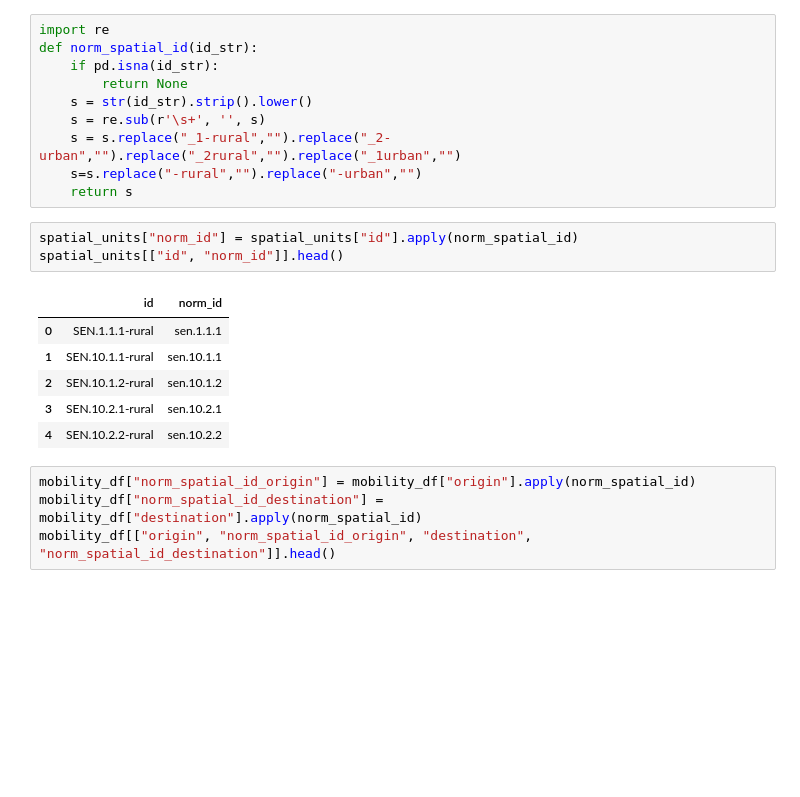
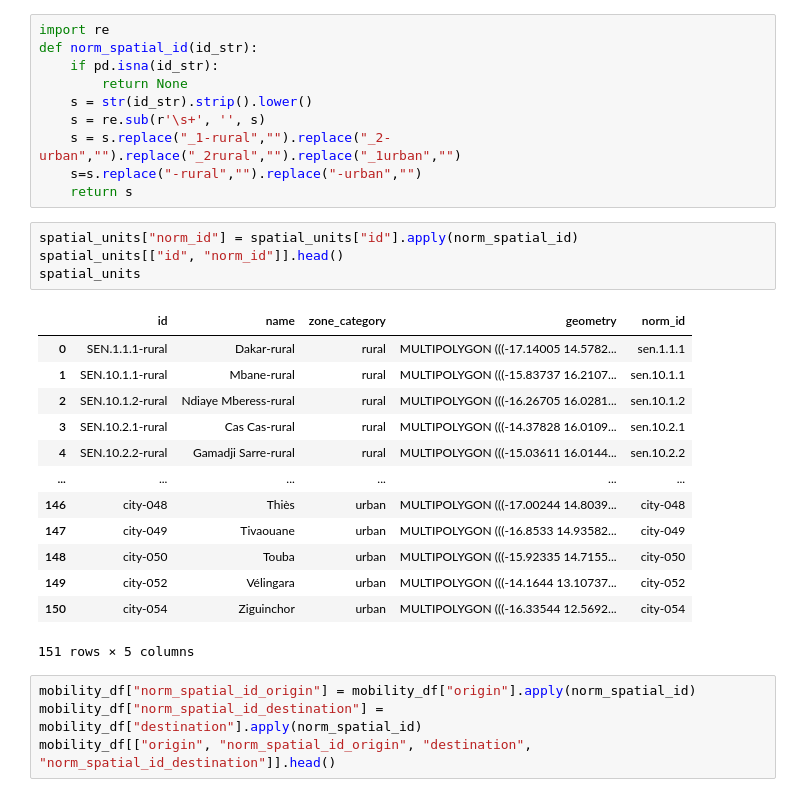
Before and after one commit to khizerzakir/dvcube, a Jupyter notebook: zarr_cube/test_cube.ipynb, the cells around one changed output. Drawn from its saved outputs; the diff is of its cells as text; blank space fills up the shorter version.

```diff
--- a/zarr_cube/test_cube.ipynb
+++ b/zarr_cube/test_cube.ipynb
@@ -340,13 +318,21 @@ def norm_spatial_id(id_str):
 # %%
 spatial_units["norm_id"] = spatial_units["id"].apply(norm_spatial_id)
 spatial_units[["id", "norm_id"]].head()
+spatial_units
 # %% [output]
-|  | id | norm_id |
-| 0 | SEN.1.1.1-rural | sen.1.1.1 |
-| 1 | SEN.10.1.1-rural | sen.10.1.1 |
-| 2 | SEN.10.1.2-rural | sen.10.1.2 |
-| 3 | SEN.10.2.1-rural | sen.10.2.1 |
-| 4 | SEN.10.2.2-rural | sen.10.2.2 |
+|  | id | name | zone_category | geometry | norm_id |
+| 0 | SEN.1.1.1-rural | Dakar-rural | rural | MULTIPOLYGON (((-17.14005 14.5782... | sen.1.1.1 |
+| 1 | SEN.10.1.1-rural | Mbane-rural | rural | MULTIPOLYGON (((-15.83737 16.2107... | sen.10.1.1 |
+| 2 | SEN.10.1.2-rural | Ndiaye Mberess-rural | rural | MULTIPOLYGON (((-16.26705 16.0281... | sen.10.1.2 |
+| 3 | SEN.10.2.1-rural | Cas Cas-rural | rural | MULTIPOLYGON (((-14.37828 16.0109... | sen.10.2.1 |
+| 4 | SEN.10.2.2-rural | Gamadji Sarre-rural | rural | MULTIPOLYGON (((-15.03611 16.0144... | sen.10.2.2 |
+| ... | ... | ... | ... | ... | ... |
+| 146 | city-048 | Thiès | urban | MULTIPOLYGON (((-17.00244 14.8039... | city-048 |
+| 147 | city-049 | Tivaouane | urban | MULTIPOLYGON (((-16.8533 14.93582... | city-049 |
+| 148 | city-050 | Touba | urban | MULTIPOLYGON (((-15.92335 14.7155... | city-050 |
+| 149 | city-052 | Vélingara | urban | MULTIPOLYGON (((-14.1644 13.10737... | city-052 |
+| 150 | city-054 | Ziguinchor | urban | MULTIPOLYGON (((-16.33544 12.5692... | city-054 |
+151 rows × 5 columns
 # %%
 mobility_df["norm_spatial_id_origin"] = mobility_df["origin"].apply(norm_spatial_id)
 mobility_df["norm_spatial_id_destination"] = mobility_df["destination"].apply(norm_spatial_id)
```
Also changed, not shown: parts of 11 cells of this notebook, 3 other files.
